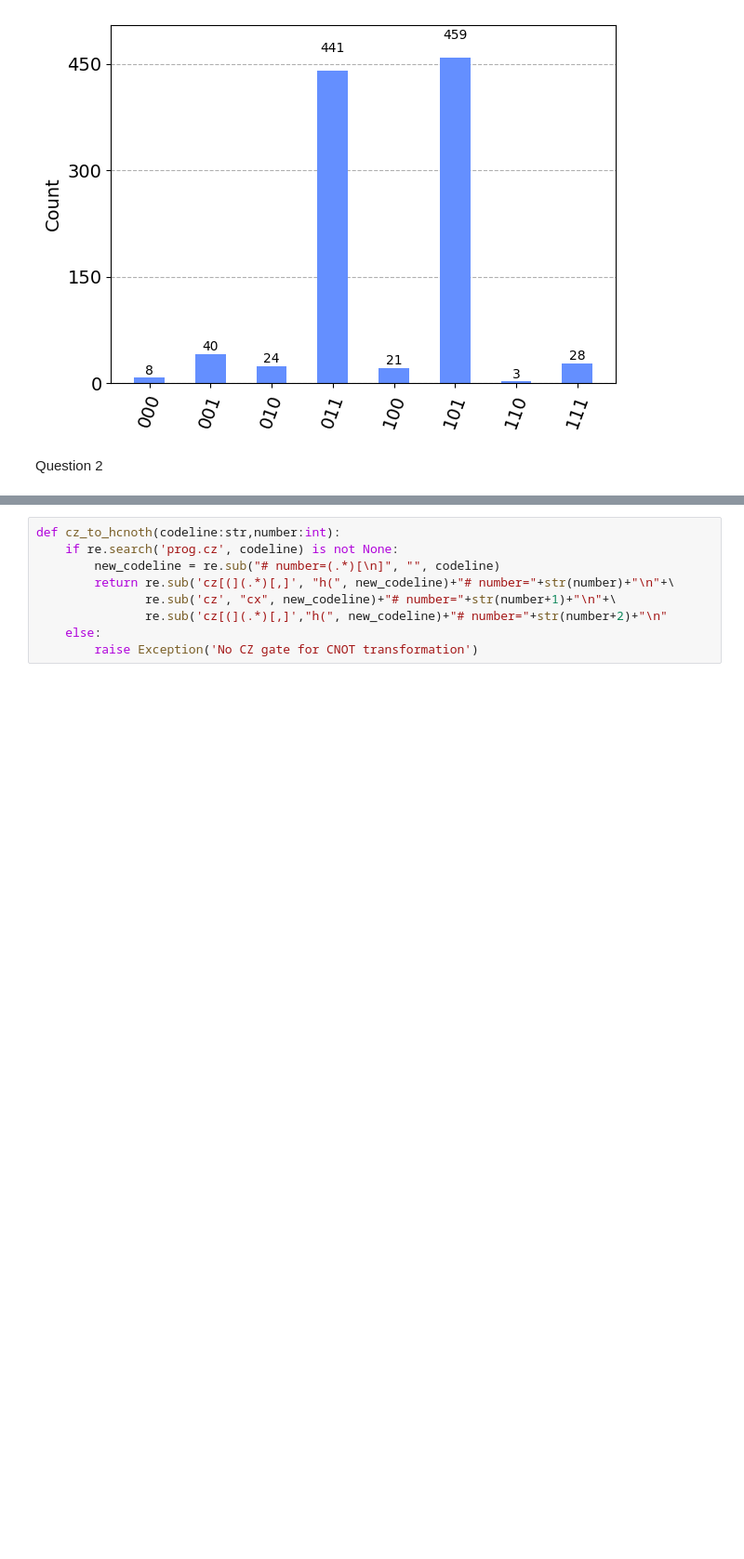
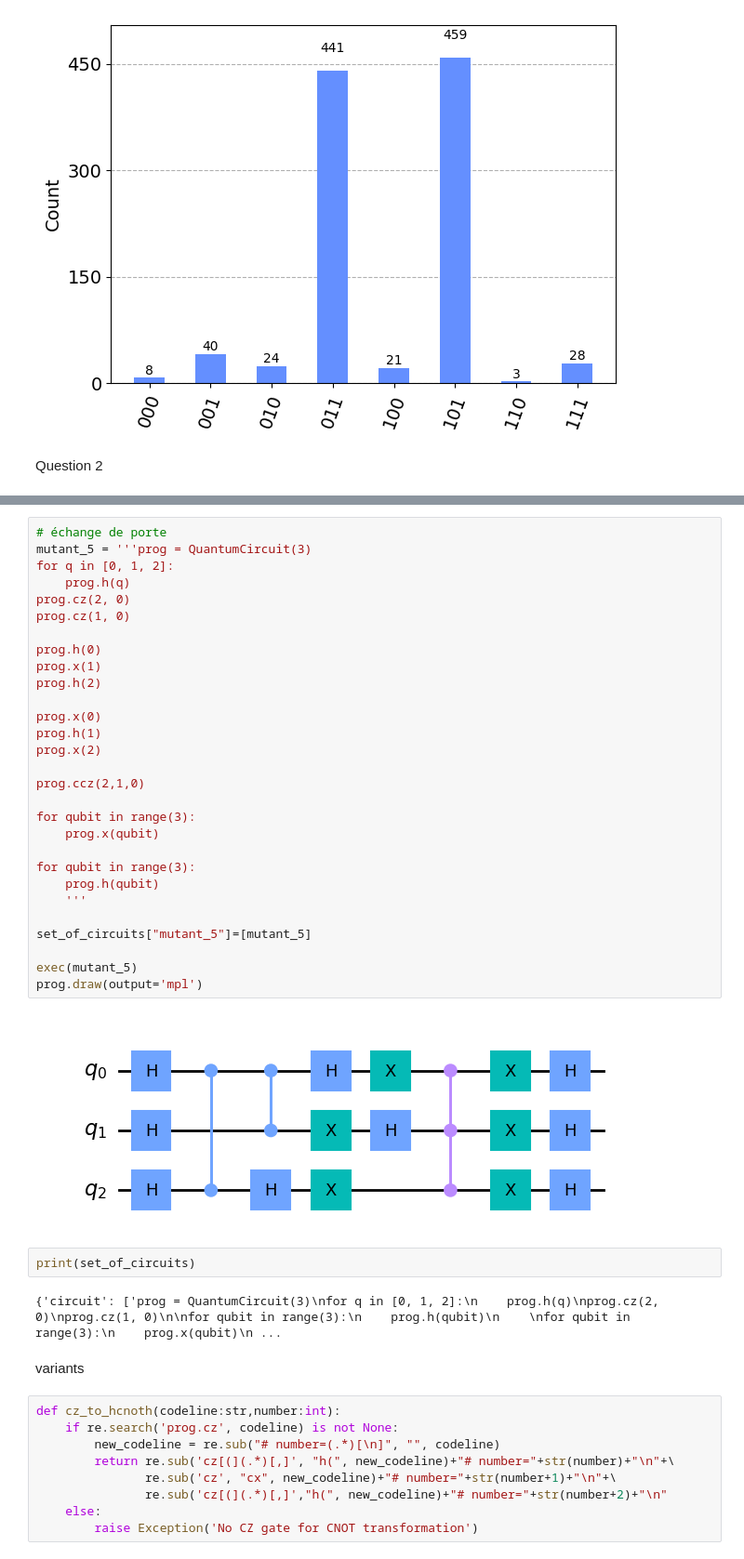
Before and after one commit to AdamNaoui/LOG6953C_TPs, a Jupyter notebook: TP3/tp3.ipynb, the cells around one changed output, grey strips where cells are left out. Shown at 93% size. Saved outputs shown, nothing was run; the diff lists cells and outputs as text; blank space fills up the shorter version.

Commit message:
variants

```diff
--- a/TP3/tp3.ipynb
+++ b/TP3/tp3.ipynb
@@ -63,3 +217,40 @@ Question 2
+# %%
+# échange de porte
+mutant_5 = '''prog = QuantumCircuit(3)
+for q in [0, 1, 2]:
+    prog.h(q)
+prog.cz(2, 0)
+prog.cz(1, 0)
+
+prog.h(0)
+prog.x(1)
+prog.h(2)
+
+prog.x(0)
+prog.h(1)
+prog.x(2)
+
+prog.ccz(2,1,0)
+
+for qubit in range(3):
+    prog.x(qubit)
+
+for qubit in range(3):
+    prog.h(qubit)
+    '''
+
+set_of_circuits["mutant_5"]=[mutant_5]
+
+exec(mutant_5)
+prog.draw(output='mpl')
+# %% [output]
+[figure, added]
+# %%
+print(set_of_circuits)
+# %% [output]
+{'circuit': ['prog = QuantumCircuit(3)\nfor q in [0, 1, 2]:\n    prog.h(q)\nprog.cz(2, 0)\nprog.cz(1, 0)\n\nfor qubit in range(3):\n    prog.h(qubit)\n    \nfor qubit in range(3):\n    prog.x(qubit)\n ...
+# %% [markdown]
+variants
 # %%
 def cz_to_hcnoth(codeline:str,number:int):
     if re.search('prog.cz', codeline) is not None:
```
Also changed, not shown: parts of 10 cells of this notebook.
